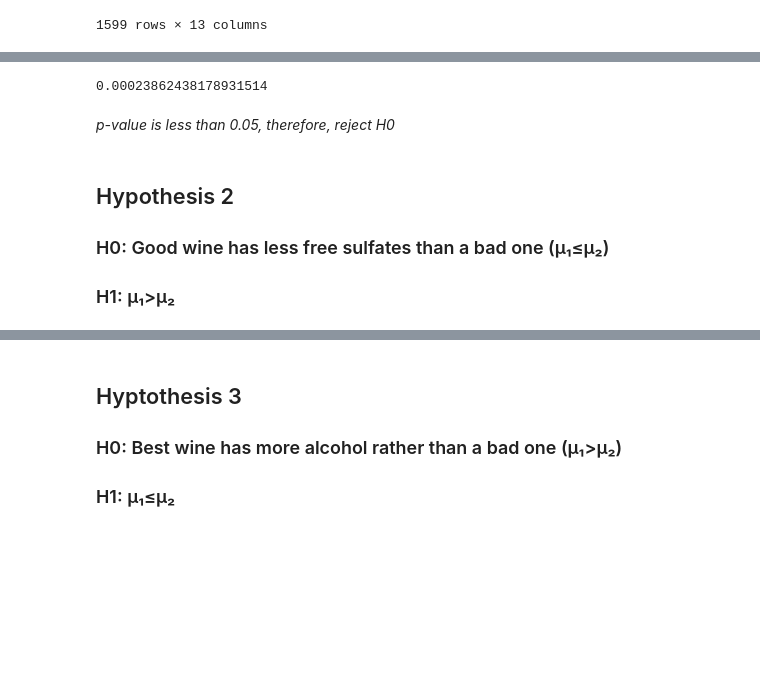
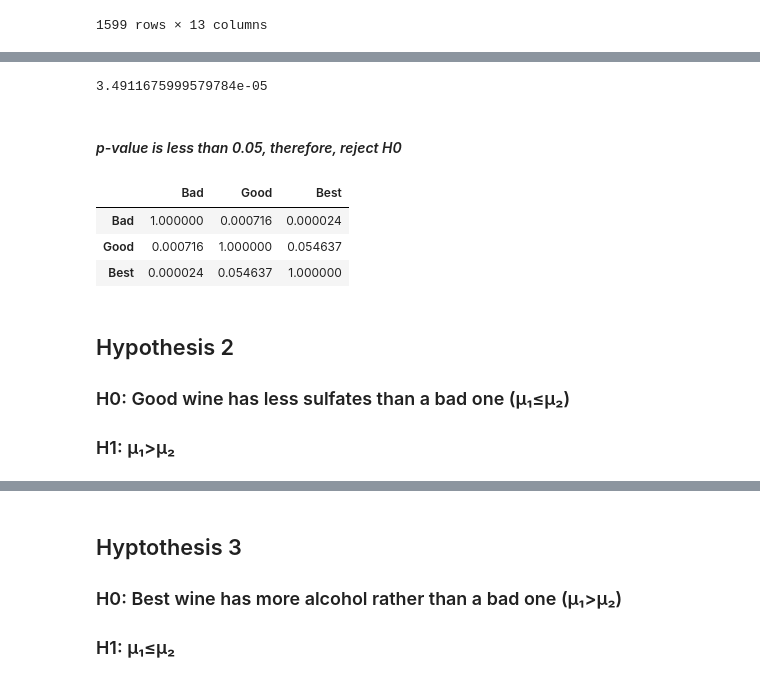
Before and after one commit to daniildiveev/wine-quality-analysis, a Jupyter notebook: wine-quality.ipynb, the cells around one changed output, grey strips where cells are left out. Saved outputs shown, nothing was run; the diff lists cells and outputs as text; code cells hidden in the pictures; blank space fills up the shorter version.

```diff
--- a/wine-quality.ipynb
+++ b/wine-quality.ipynb
@@ -184,14 +185,25 @@ Data is not normally distributed
 Groups have the same variances
 # %%
-_, p = stats.kruskal(bad_wine.pH, good_wine.pH, alternative='two-sided', method='auto')
+_, p = stats.kruskal(bad_wine.pH, good_wine.pH, best_wine.pH)
 print(p)
 # %% [output]
-0.00023862438178931514
+3.4911675999579784e-05
 # %% [markdown]
-*p-value is less than 0.05, therefore, reject H0*
+#### *p-value is less than 0.05, therefore, reject H0*
+# %%
+posthoc_df = sp.posthoc_mannwhitney([bad_wine.pH, good_wine.pH, best_wine.pH], p_adjust = 'bonferroni')
+group_names= ["Bad", "Good","Best"]
+posthoc_df.columns= group_names
+posthoc_df.index= group_names
+posthoc_df.style.applymap(lambda x: "background-color:violet" if x < 0.05 else "background-color: white")
+# %% [output]
+|  | Bad | Good | Best |
+| Bad | 1.000000 | 0.000716 | 0.000024 |
+| Good | 0.000716 | 1.000000 | 0.054637 |
+| Best | 0.000024 | 0.054637 | 1.000000 |
 # %% [markdown]
 ## Hypothesis 2
-### H0: Good wine has less free sulfates than a bad one (μ₁≤μ₂)
+### H0: Good wine has less sulfates than a bad one (μ₁≤μ₂)
 ### H1: μ₁>μ₂
 # %%
 #Assumptions
```
Also changed, not shown: parts of 23 cells of this notebook.
